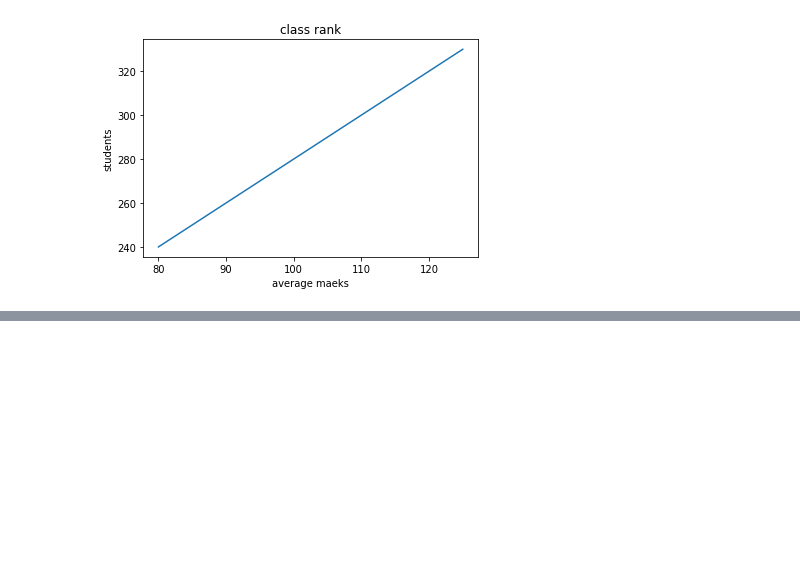
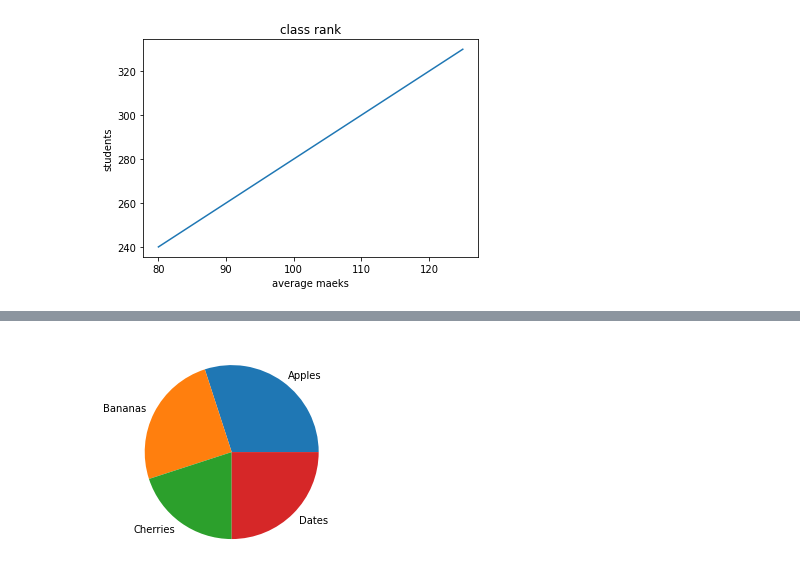
Before and after one commit to dhanush1234567890/python-programs, a Jupyter notebook: Copy_of_matplotib.ipynb, the cells around one changed output, grey strips where cells are left out. Cells and saved outputs as stored; diff of their text form; code cells hidden in the pictures; blank space fills up the shorter version.

```diff
--- a/Copy_of_matplotib.ipynb
+++ b/Copy_of_matplotib.ipynb
@@ -154,0 +165,9 @@ plt.show()
+# %%
+import matplotlib.pyplot as ap
+import numpy as op
+y = op.array([30, 25, 20, 25])
+mylabels = ["Apples", "Bananas", "Cherries", "Dates"]
+ap.pie(y, labels = mylabels)
+ap.show()
+# %% [output]
+[figure, added]
```
Also changed, not shown: parts of 4 cells of this notebook.
